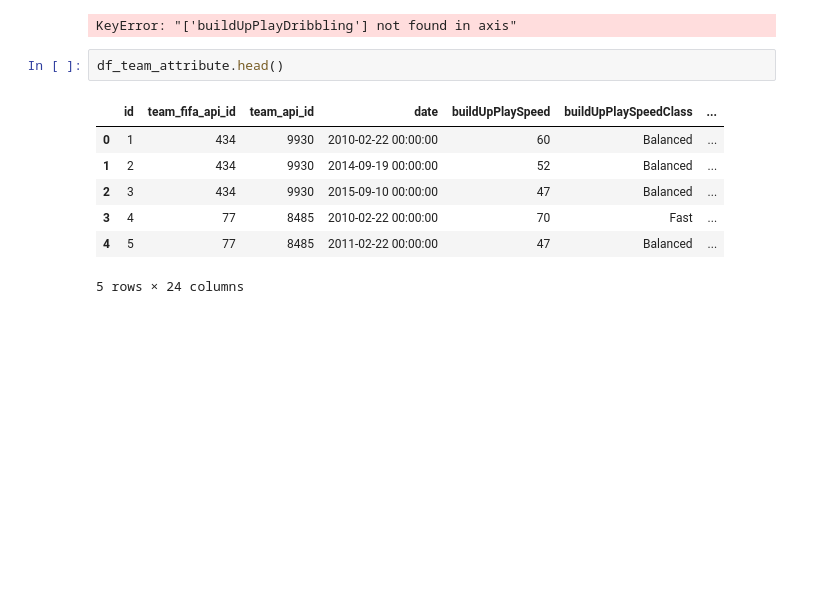
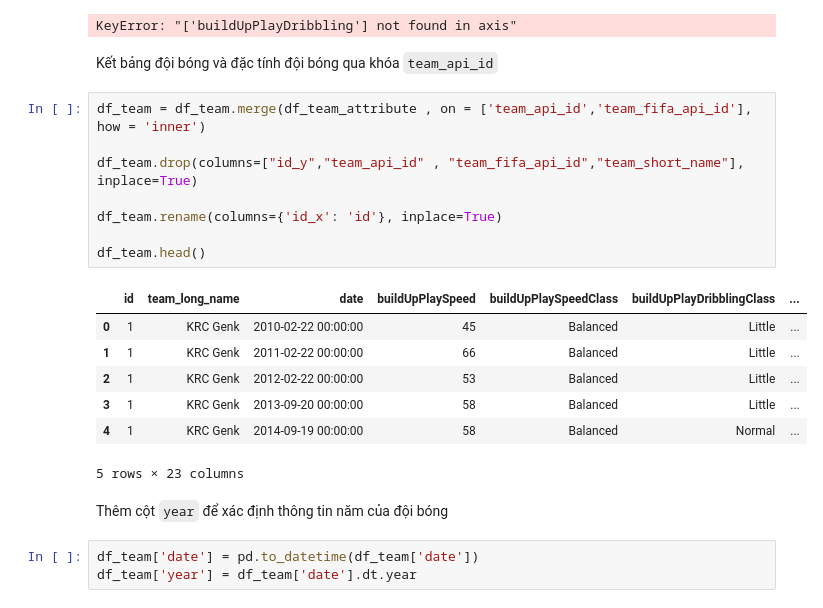
Before and after one commit to vquanghuy/13-data-analysis-applications, a Jupyter notebook: european-soccer.ipynb, the cells around one changed output. Cells and saved outputs as stored; diff of their text form; blank space fills up the shorter version.

```diff
--- a/european-soccer.ipynb
+++ b/european-soccer.ipynb
@@ -785,13 +785,26 @@ df_team_attribute.drop(columns=['buildUpPlayDribbling'], axis=1, inplace=True)
 df_team_attribute.head()
 # %% [output]
 KeyError: "['buildUpPlayDribbling'] not found in axis"
-# %%
-df_team_attribute.head()
-# %% [output]
-|  | id | team_fifa_api_id | team_api_id | date | buildUpPlaySpeed | buildUpPlaySpeedClass | ... |
-| 0 | 1 | 434 | 9930 | 2010-02-22 00:00:00 | 60 | Balanced | ... |
-| 1 | 2 | 434 | 9930 | 2014-09-19 00:00:00 | 52 | Balanced | ... |
-| 2 | 3 | 434 | 9930 | 2015-09-10 00:00:00 | 47 | Balanced | ... |
-| 3 | 4 | 77 | 8485 | 2010-02-22 00:00:00 | 70 | Fast | ... |
-| 4 | 5 | 77 | 8485 | 2011-02-22 00:00:00 | 47 | Balanced | ... |
-5 rows × 24 columns
+# %% [markdown]
+Kết bảng đội bóng và đặc tính đội bóng qua khóa `team_api_id`
+# %%
+df_team = df_team.merge(df_team_attribute , on = ['team_api_id','team_fifa_api_id'], how = 'inner')
+
+df_team.drop(columns=["id_y","team_api_id" , "team_fifa_api_id","team_short_name"], inplace=True)
+
+df_team.rename(columns={'id_x': 'id'}, inplace=True)
+
+df_team.head()
+# %% [output]
+|  | id | team_long_name | date | buildUpPlaySpeed | buildUpPlaySpeedClass | buildUpPlayDribblingClass | ... |
+| 0 | 1 | KRC Genk | 2010-02-22 00:00:00 | 45 | Balanced | Little | ... |
+| 1 | 1 | KRC Genk | 2011-02-22 00:00:00 | 66 | Balanced | Little | ... |
+| 2 | 1 | KRC Genk | 2012-02-22 00:00:00 | 53 | Balanced | Little | ... |
+| 3 | 1 | KRC Genk | 2013-09-20 00:00:00 | 58 | Balanced | Little | ... |
+| 4 | 1 | KRC Genk | 2014-09-19 00:00:00 | 58 | Balanced | Normal | ... |
+5 rows × 23 columns
+# %% [markdown]
+Thêm cột `year` để xác định thông tin năm của đội bóng
+# %%
+df_team['date'] = pd.to_datetime(df_team['date'])
+df_team['year'] = df_team['date'].dt.year
```
Also changed, not shown: parts of 35 cells of this notebook.
